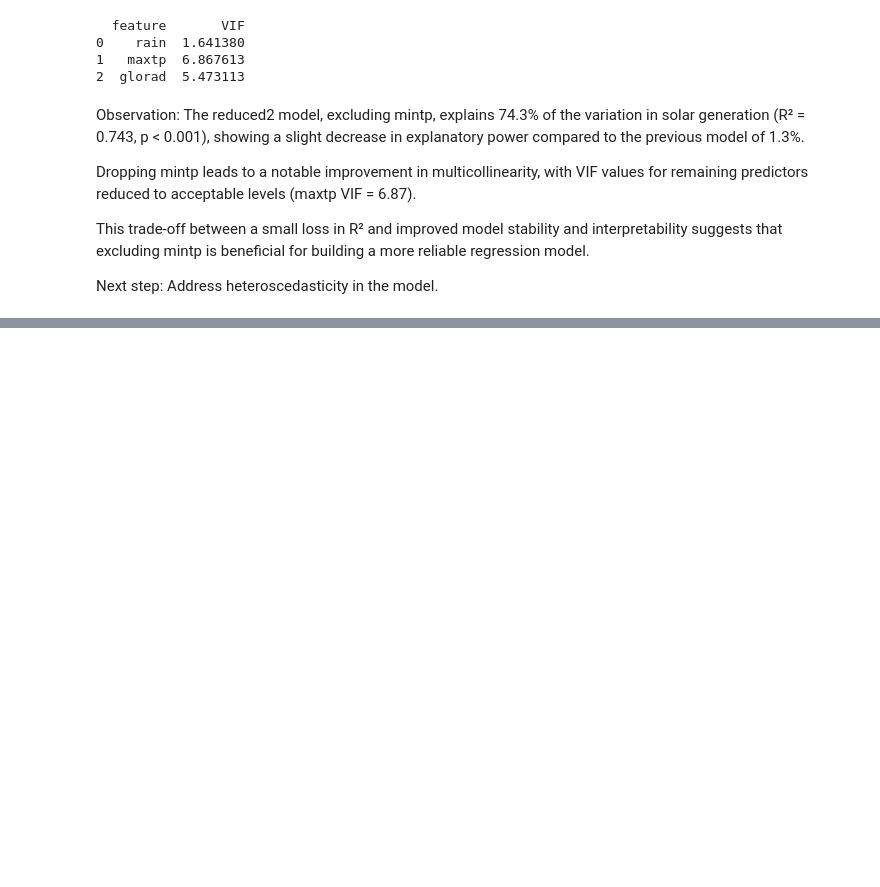
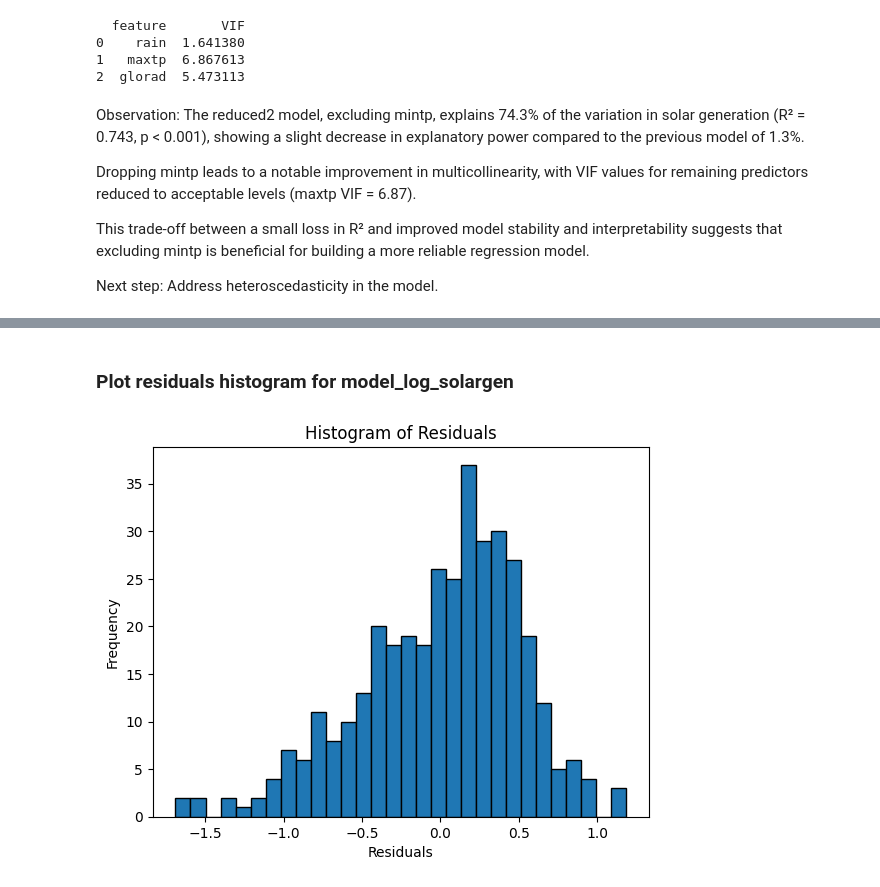
Before and after one commit to MatthieuGlemarec/SolarCast, a Jupyter notebook: Notebooks/02_Exploratory_Data_Analysis.ipynb, the cells around one changed output, grey strips where cells are left out. Saved outputs shown, nothing was run; the diff lists cells and outputs as text; code cells hidden in the pictures; blank space fills up the shorter version.

```diff
--- a/Notebooks/02_Exploratory_Data_Analysis.ipynb
+++ b/Notebooks/02_Exploratory_Data_Analysis.ipynb
@@ -459,0 +500,10 @@ results_log = model_log.fit()
+# %% [markdown]
+### Plot residuals histogram for model_log_solargen
+# %%
+plt.hist(residuals, bins=30, edgecolor='k')
+plt.title("Histogram of Residuals")
+plt.xlabel("Residuals")
+plt.ylabel("Frequency")
+plt.show()
+# %% [output]
+[figure, added]
```
Also changed, not shown: parts of 9 cells of this notebook, 1 other file.
